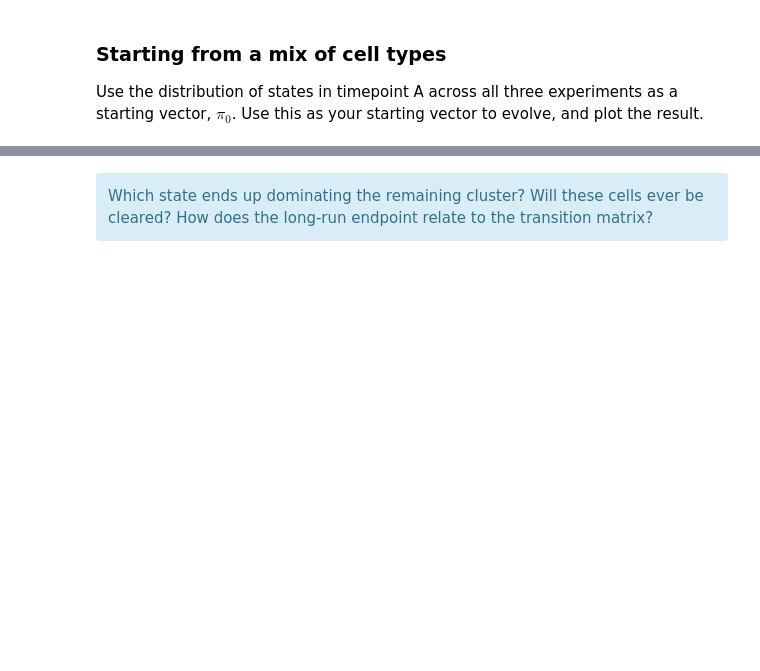
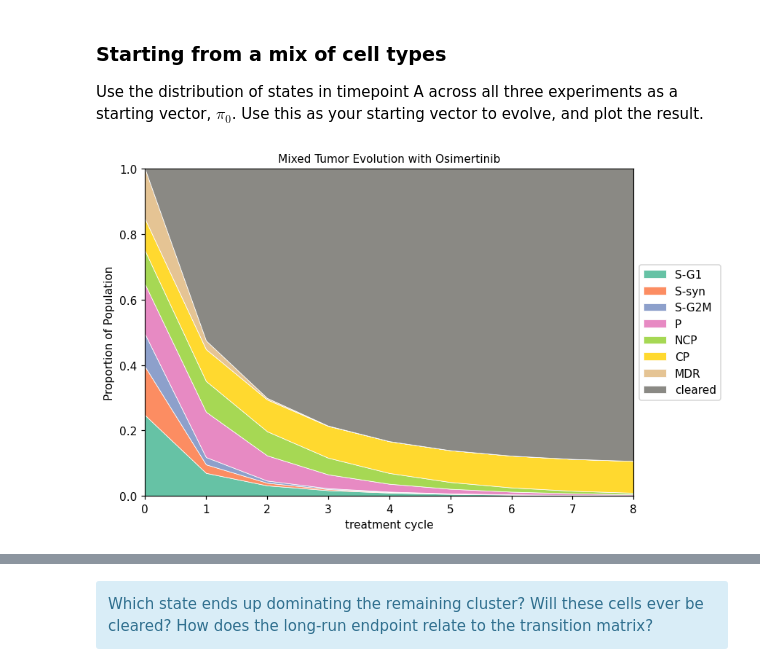
Before and after one commit to sxa6rp/uu_markov, a Jupyter notebook: lab_2/Lab09_markov_chain_cells.ipynb, the cells around one changed output, grey strips where cells are left out. Drawn from its saved outputs; the diff is of its cells as text; code cells hidden in the pictures; blank space fills up the shorter version.

```diff
--- a/lab_2/Lab09_markov_chain_cells.ipynb
+++ b/lab_2/Lab09_markov_chain_cells.ipynb
@@ -287,6 +348,23 @@ Use the distribution of states in timepoint A across all three experiments as a
 # %%
 # Your code here
 
-pi_mix = ...   # TODO: set this equal to the starting vector from timepoint A
+at_A = cells[cells["timepoint"] == "A"]
+counts_A = at_A["state"].value_counts(normalize=True)
 
+pi_mix = np.array([counts_A.get(s, 0.0) for s in OUTCOMES])   # TODO: set this equal to the starting vector from timepoint A
+
+N_cycles = 8
 # evolve pi_mix and plot the results
+traj_mix = evolve(pi_mix, P_hat, N_cycles)
+
+fig, ax = plt.subplots(figsize=(8, 5))
+plot_trajectory(
+    traj_mix, ax, title="Mixed Tumor Evolution with Osimertinib" )
+
+handles, labels = ax.get_legend_handles_labels()
+ax.legend(handles, labels, loc="center left", bbox_to_anchor=(1, 0.5))
+ax.set_ylabel("Proportion of Population")
+plt.tight_layout()
+plt.show()
+# %% [output]
+[figure, added]
```
Also changed, not shown: parts of 32 cells of this notebook.
